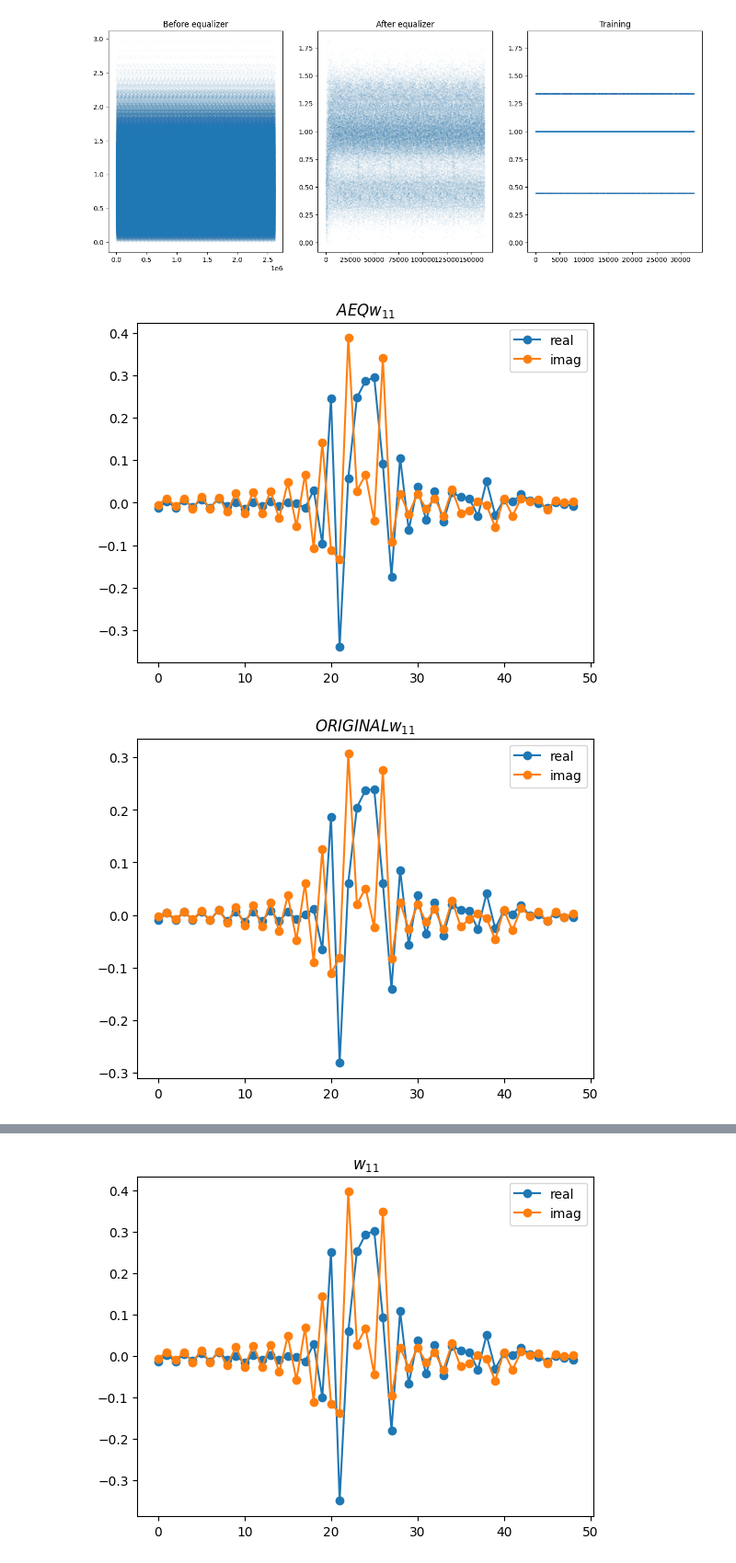
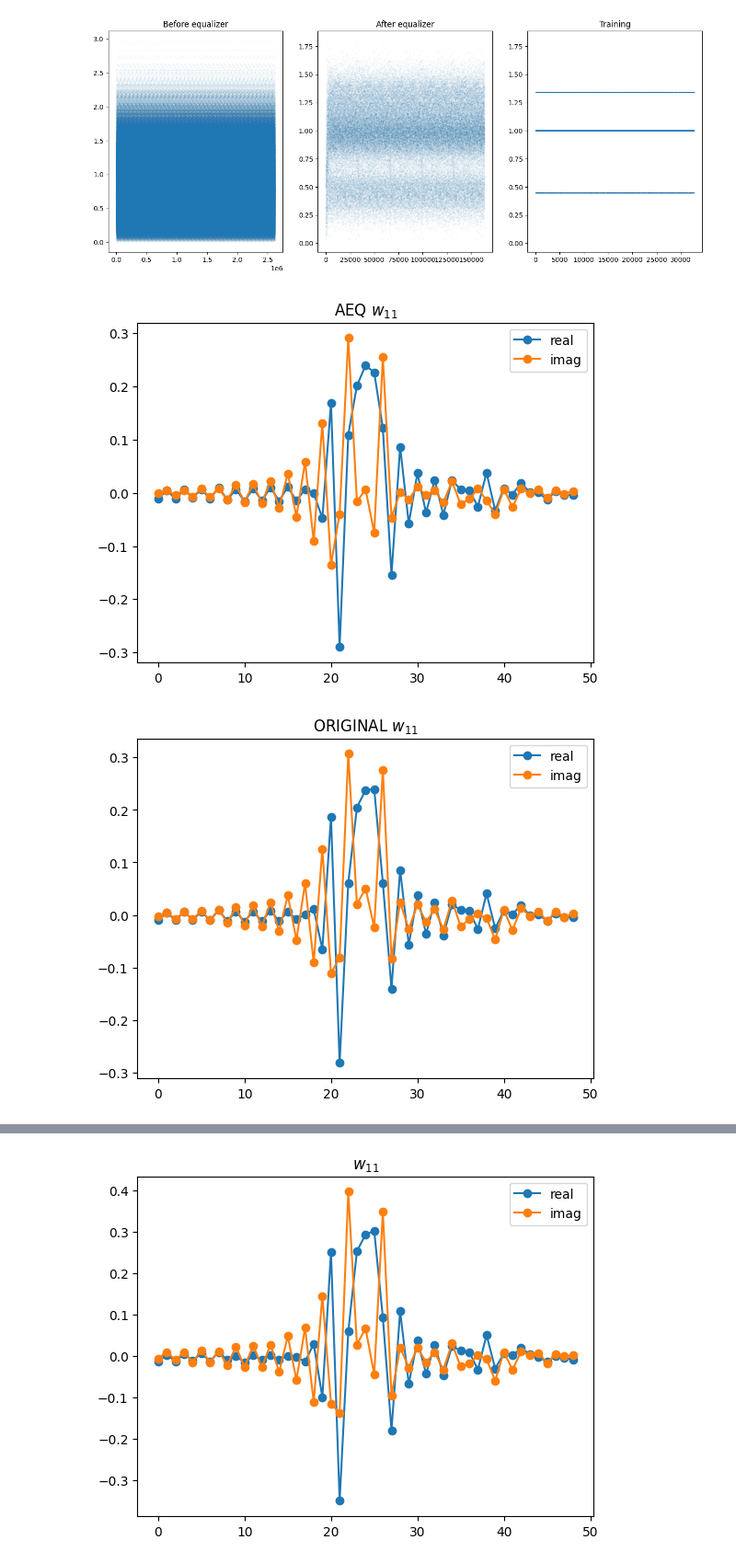
Before and after one commit to antroseco/fibre-sim, a Jupyter notebook: lab_data_alamouti.ipynb, the cells around one changed output, grey strips where cells are left out. Shown at 92% size. Cells and saved outputs as stored; diff of their text form; code cells hidden in the pictures.

```diff
--- a/lab_data_alamouti.ipynb
+++ b/lab_data_alamouti.ipynb
@@ -75,7 +75,7 @@ data_256d = normalize_power(data_256d)
 # TODO also look at the transmitted data, and compare it with what is produced
 # by the simulation
 data_ref = np.ravel(scipy.io.loadmat("data_alamouti/AC_data.mat")["s_qam"])
-data_ref = normalize_power(data_ref)
+data_ref /= np.sqrt(10)
 data_ref.size
 # %% [output]
 32768
@@ -305,13 +333,15 @@ plot_signal(vv)
 # %%
 assert rx_16qam.size == 2 * training.size
 # %%
-aeq = AdaptiveEqualizerAlamouti(49, 2e-3, 0.05, Modulator16QAM(), Demodulator16QAM(), training, True)
+aeq = AdaptiveEqualizerAlamouti(49, 1e-4, 0.05, Modulator16QAM(), Demodulator16QAM(), training, True)
 # aeq.w11 = w11.copy()
 # aeq.w12 = w12.copy()
 # aeq.w21 = w21.copy()
 # aeq.w22 = w22.copy()
-in_1 = np.tile(normalize_power(np.roll(r11, -1)), 5)
-in_2 = np.tile(normalize_power(np.roll(r22, -1)), 5)
+# in_1 = np.tile(normalize_power(np.roll(r11, -1)), 5)
+# in_2 = np.tile(normalize_power(np.roll(r22, -1)), 5)
+in_1 = np.tile(np.roll(r11, -1), 5)
+in_2 = np.tile(np.roll(r22, -1), 5)
 rx_aeq = aeq(in_1, in_2)
 # %%
 # plot_signal(rx_aeq)
@@ -348,24 +378,24 @@ plt.show()
 # %%
 plt.plot(np.real(aeq.w11), "o-", label="real")
 plt.plot(np.imag(aeq.w11), "o-", label="imag")
-plt.title("$AEQ w_{11}$")
+plt.title("AEQ $w_{11}$")
 plt.legend()
 plt.show()
 plt.plot(np.real(w11), "o-", label="real")
 plt.plot(np.imag(w11), "o-", label="imag")
-plt.title("$ORIGINAL w_{11}$")
+plt.title("ORIGINAL $w_{11}$")
 plt.legend()
 plt.show()
 plt.plot(np.real(aeq.w12), "o-", label="real")
 plt.plot(np.imag(aeq.w12), "o-", label="imag")
-plt.title("$AEQ w_{12}$")
+plt.title("AEQ $w_{12}$")
 plt.legend()
 plt.show()
 plt.plot(np.real(w12), "o-", label="real")
 plt.plot(np.imag(w12), "o-", label="imag")
-plt.title("$ORIGINAL w_{12}$")
+plt.title("ORIGINAL $w_{12}$")
 plt.legend()
 plt.show()
 # %% [output]
-[figure, old version]
+[figure, new version]
 [figure]
```
Also changed, not shown: parts of 10 cells of this notebook, 1 other file.
